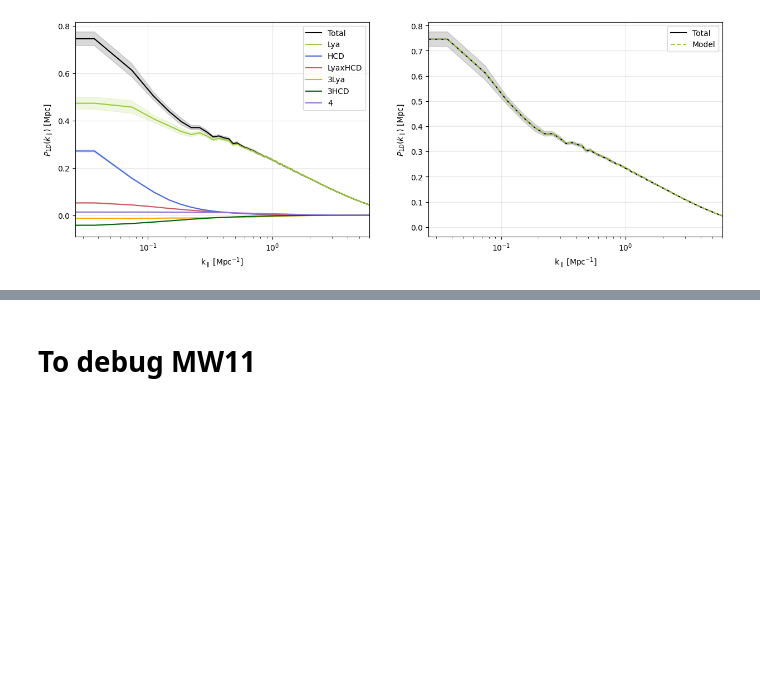
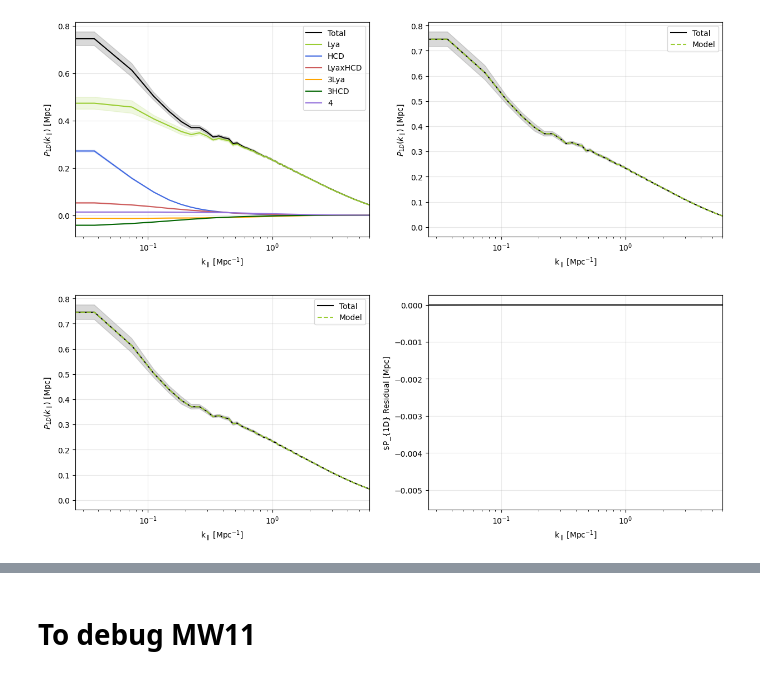
Before and after one commit to andreufont/astrid_hcd, a Jupyter notebook: SimulationFields/P1d.ipynb, the cells around one changed output, grey strips where cells are left out. Saved outputs shown, nothing was run; the diff lists cells and outputs as text; code cells hidden in the pictures; blank space fills up the shorter version.

```diff
--- a/SimulationFields/P1d.ipynb
+++ b/SimulationFields/P1d.ipynb
@@ -227,9 +266,6 @@ plt.xlabel(r'k$_\parallel$ [Mpc$^{-1}$]')
 plt.ylabel(r'$P_{1D}(k_\parallel)$ [Mpc]');
 # %% [output]
 [figure]
-# %%
-P1d_34 = 2*P1d_3lya + 2*P1d_3hcd + P1d_4
-P1d_model = (P1d_lya + P1d_hcd + (2*P1d_lyahcd) + P1d_34)/((1+C)**2)
 # %%
 plt.figure(figsize=(15, 5))
 
@@ -276,3 +309,28 @@ P1d_aprox_vega, P1d_maxstd_aprox_vega = P1d_lya+P1d_hcd+(2*P1d_lyahcd), P1d_std_
+# %%
+plt.figure(figsize=(15, 5))
+
+plt.subplot(1, 2, 1)
+plt.plot(k_los, P1d_tot, color='k', label='Total')
+plt.fill_between(k_los, (P1d_tot-P1d_std_tot), (P1d_tot+P1d_std_tot), color='k', alpha=0.15)
+plt.plot(k_los, P1d_model, linestyle='--', color='yellowgreen', label='Model')
+
+plt.xscale('log')
+plt.legend()
+plt.grid(alpha=0.3)
+plt.xlim(right=6)
+plt.xlabel(r'k$_\parallel$ [Mpc$^{-1}$]')
+plt.ylabel(r'$P_{1D}(k_\parallel)$ [Mpc]');
+
+
+plt.subplot(1, 2, 2)
+plt.plot(k_los, P1d_tot-P1d_model, color='k')
+plt.xscale('log')
+plt.grid(alpha=0.3)
+plt.xlim(right=6)
+plt.xlabel(r'k$_\parallel$ [Mpc$^{-1}$]')
+plt.ylabel(r'$P_{1D} Residual [Mpc]');
+# %% [output]
+[figure, added]
 # %%
 plt.plot(k_los, P1d_tot, color='k', label='Total')
 plt.fill_between(k_los, (P1d_tot-P1d_std_tot), (P1d_tot+P1d_std_tot), color='k', alpha=0.15)
```
Also changed, not shown: parts of 20 cells of this notebook, 4 other files.
